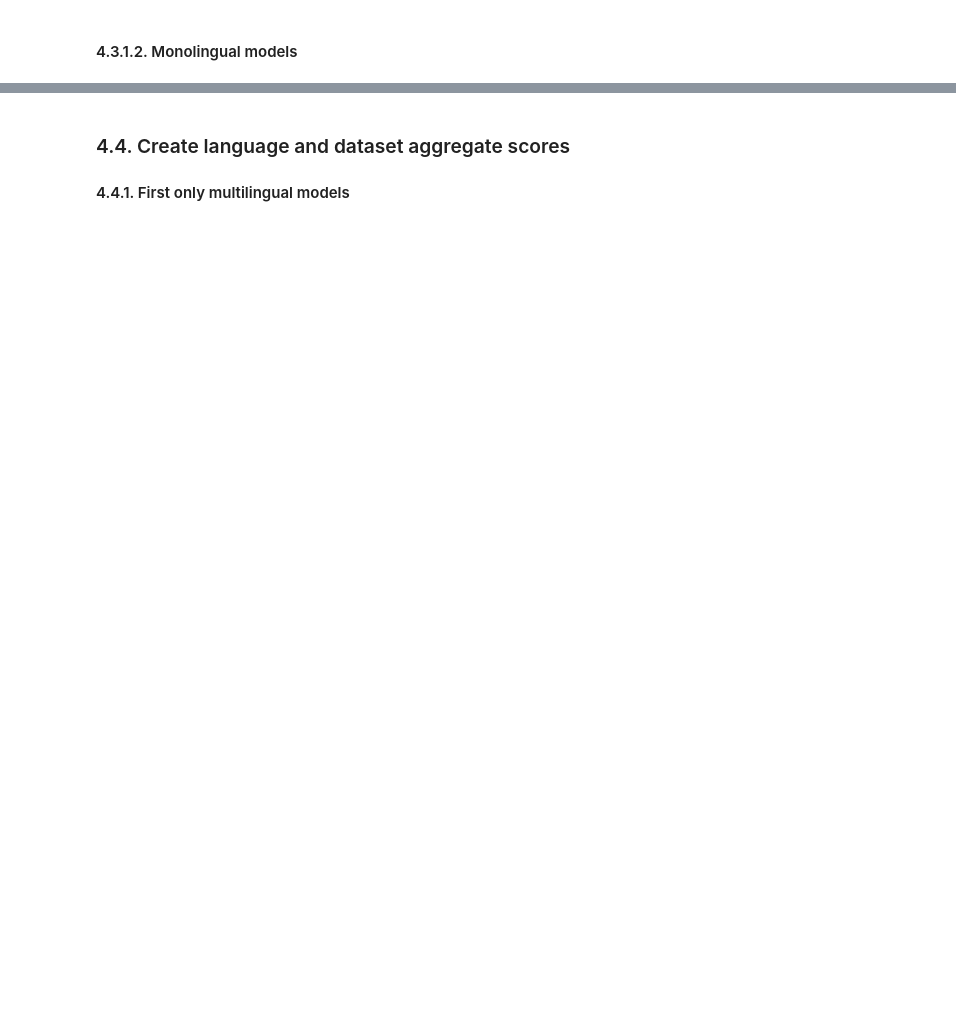
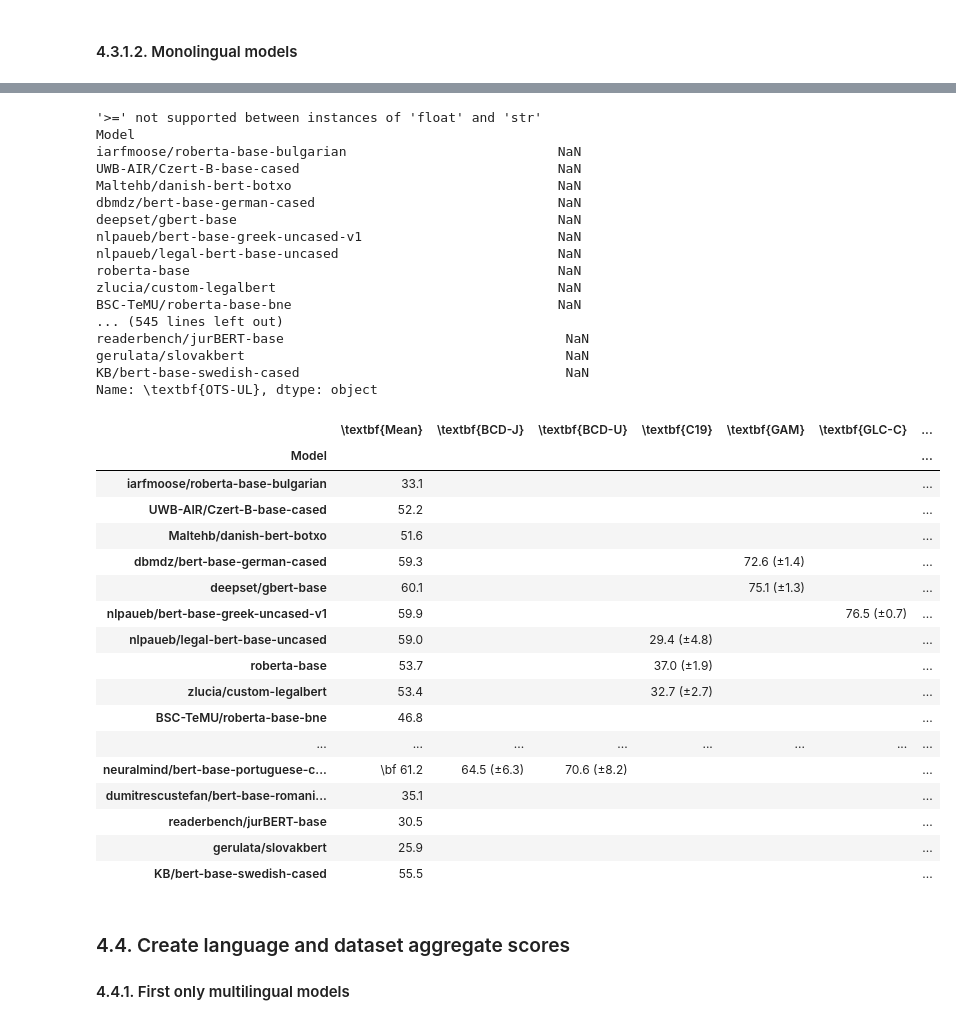
Before and after one commit to JoelNiklaus/LEXTREME, a Jupyter notebook: utils/Documentation_data_analysis.ipynb, the cells around one changed output, grey strips where cells are left out. Cells and saved outputs as stored; diff of their text form; code cells hidden in the pictures; blank space fills up the shorter version.

Commit message:
Updated the code for generating the scores and the associate notebook

```diff
--- a/utils/Documentation_data_analysis.ipynb
+++ b/utils/Documentation_data_analysis.ipynb
@@ -406,5 +407,9 @@ xlm-roberta-base
 # List of mono- and multilingual models
 multilingual_models = [lm for lm, lang in ra.meta_infos['model_language_lookup_table'].items() if lang == "all"]
 monolingual_models = [lm for lm, lang in ra.meta_infos['model_language_lookup_table'].items() if lang != "all"]
+
+order_of_tasks_as_abbreviations = ["BCD-J", "BCD-U", "GAM", "GLC-V", "GLC-C", "GLC-S", "SJP", "OTS-UL", "OTS-CT", "C19", "MEU-1", "MEU-2", "MEU-3", "GLN", "LNR", "LNB", "MAP-C", "MAP-F"]
+order_of_datasets_as_abbreviations = ["BCD","GAM","GLC","SJP", "OTS", "C19", "MEU", "GLN", "LNR", "LNB", "MAP"]
+order_of_multilingual_models = ["microsoft/Multilingual-MiniLM-L12-H384", "distilbert-base-multilingual-cased", "microsoft/mdeberta-v3-base", "xlm-roberta-base","xlm-roberta-large"]
 # %%
 # We round all scores (macro-F1 values)
@@ -594,24 +714,17 @@ xlm-roberta-base                       &                       63.9 &  67.5 (±2
 # %%
 language_types = 'mono'
 # predict macro-f1
-predict_macro_f1_average = create_average_aggregates(target='finetuning_task',score='macro-f1', language_types=language_types)
+predict_macro_f1_average = create_average_aggregates(target='finetuning_task',score='macro-f1', language_types=language_types, highlight_max_values=False)
 
 # eval macro-f1
-eval_macro_f1_average = create_average_aggregates(target='finetuning_task',score='eval/macro-f1', language_types=language_types)
+eval_macro_f1_average = create_average_aggregates(target='finetuning_task',score='eval/macro-f1', language_types=language_types, highlight_max_values=False)
 
 combined_macro_f1_average = deepcopy(eval_macro_f1_average)
 
 
-# This is not needed anymore
-'''for i, _ in combined_macro_f1_average.iterrows():
-    for c in combined_macro_f1_average.columns.tolist():
-        eval_score = eval_macro_f1_average.at[i, c]
-        predict_score = predict_macro_f1_average.at[i, c]
-        combined_macro_f1_average.at[i, c]=str(eval_score)+' / '+str(predict_score)'''
 
-
-predict_macro_f1_average_latext = create_latex_sideways_table(predict_macro_f1_average, caption="Macro-F1 and standard deviation for monolingual models from the test set")
-eval_macro_f1_average_latex = create_latex_sideways_table(eval_macro_f1_average, caption="Macro-F1 and standard deviation for monolingual models from the validation set")
+predict_macro_f1_average_latext = create_latex_sideways_table(predict_macro_f1_average, caption="Macro-F1 and standard deviation for monolingual models from the test set. The best scores are in bold.")
+eval_macro_f1_average_latex = create_latex_sideways_table(eval_macro_f1_average, caption="Macro-F1 and standard deviation for monolingual models from the validation set. The best scores are in bold.")
 x = combine_latex_sideways_tables(eval_macro_f1_average_latex, predict_macro_f1_average_latext)
 print(predict_macro_f1_average_latext)
 print(eval_macro_f1_average_latex)
@@ -635,4 +748,42 @@ dbmdz/bert-base-german-cased                   &                       59.3 &
 \end{sidewaystable}
+# %%
+highlight_max_values_in_colums(predict_macro_f1_average)
+# %% [output]
+'>=' not supported between instances of 'float' and 'str'
+Model
+iarfmoose/roberta-base-bulgarian                           NaN
+UWB-AIR/Czert-B-base-cased                                 NaN
+Maltehb/danish-bert-botxo                                  NaN
+dbmdz/bert-base-german-cased                               NaN
+deepset/gbert-base                                         NaN
+nlpaueb/bert-base-greek-uncased-v1                         NaN
+nlpaueb/legal-bert-base-uncased                            NaN
+roberta-base                                               NaN
+zlucia/custom-legalbert                                    NaN
+BSC-TeMU/roberta-base-bne                                  NaN
+... (545 lines left out)
+readerbench/jurBERT-base                                    NaN
+gerulata/slovakbert                                         NaN
+KB/bert-base-swedish-cased                                  NaN
+Name: \textbf{OTS-UL}, dtype: object
+|  | \textbf{Mean} | \textbf{BCD-J} | \textbf{BCD-U} | \textbf{C19} | \textbf{GAM} | \textbf{GLC-C} | ... |
+| Model |  |  |  |  |  |  | ... |
+| iarfmoose/roberta-base-bulgarian | 33.1 |  |  |  |  |  | ... |
+| UWB-AIR/Czert-B-base-cased | 52.2 |  |  |  |  |  | ... |
+| Maltehb/danish-bert-botxo | 51.6 |  |  |  |  |  | ... |
+| dbmdz/bert-base-german-cased | 59.3 |  |  |  | 72.6 (±1.4) |  | ... |
+| deepset/gbert-base | 60.1 |  |  |  | 75.1 (±1.3) |  | ... |
+| nlpaueb/bert-base-greek-uncased-v1 | 59.9 |  |  |  |  | 76.5 (±0.7) | ... |
+| nlpaueb/legal-bert-base-uncased | 59.0 |  |  | 29.4 (±4.8) |  |  | ... |
+| roberta-base | 53.7 |  |  | 37.0 (±1.9) |  |  | ... |
+| zlucia/custom-legalbert | 53.4 |  |  | 32.7 (±2.7) |  |  | ... |
+| BSC-TeMU/roberta-base-bne | 46.8 |  |  |  |  |  | ... |
+| ... | ... | ... | ... | ... | ... | ... | ... |
+| neuralmind/bert-base-portuguese-c... | \bf 61.2 | 64.5 (±6.3) | 70.6 (±8.2) |  |  |  | ... |
+| dumitrescustefan/bert-base-romani... | 35.1 |  |  |  |  |  | ... |
+| readerbench/jurBERT-base | 30.5 |  |  |  |  |  | ... |
+| gerulata/slovakbert | 25.9 |  |  |  |  |  | ... |
+| KB/bert-base-swedish-cased | 55.5 |  |  |  |  |  | ... |
 # %% [markdown]
 ### 4.4. Create language and dataset aggregate scores
 #### 4.4.1. First only multilingual models
```
Also changed, not shown: parts of 34 cells of this notebook, 1 other file.
